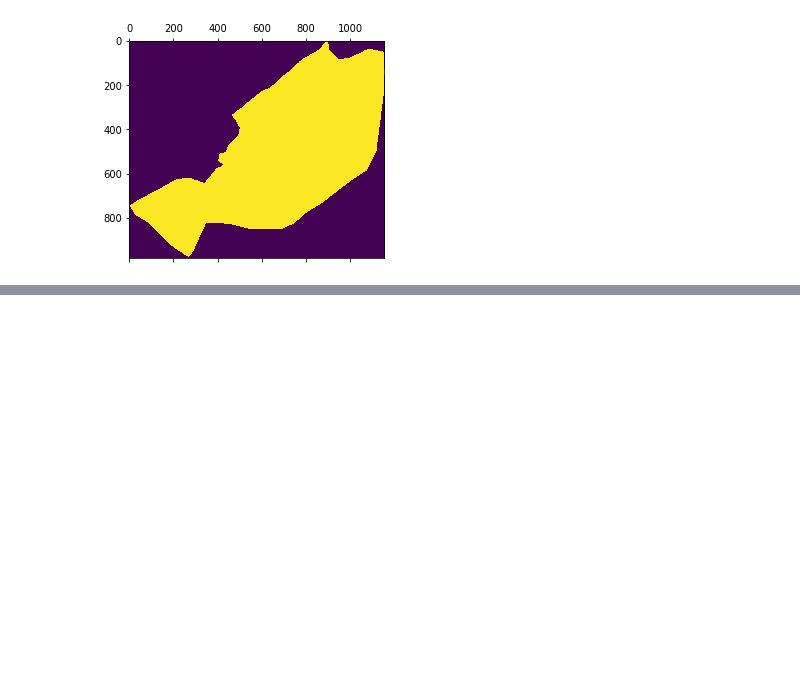
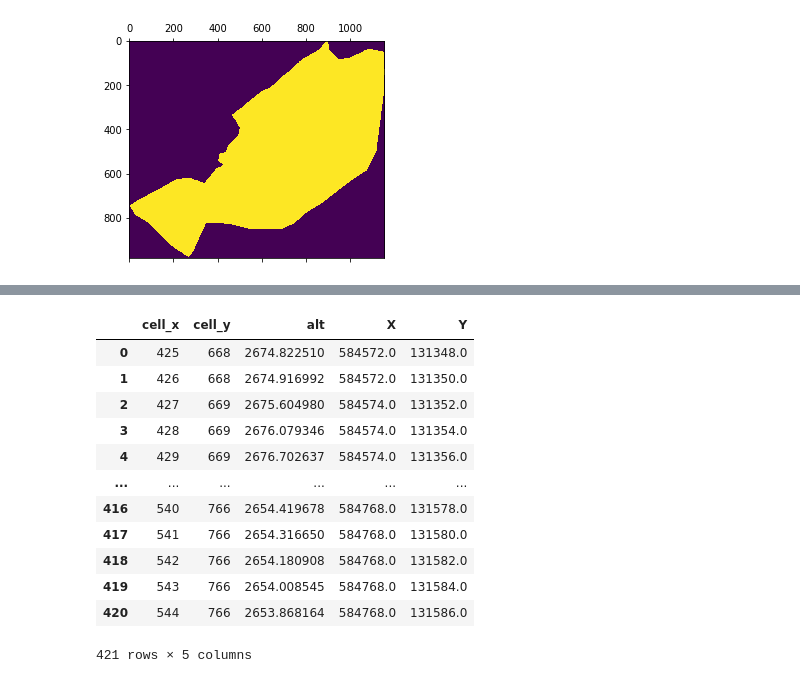
Before and after one commit to valDallalba/Tsanfleuron_geostatistical_baserock_estimation_paper, a Jupyter notebook: 03_synthetic_generation.ipynb, the cells around one changed output, grey strips where cells are left out. Saved outputs shown, nothing was run; the diff lists cells and outputs as text; code cells hidden in the pictures; blank space fills up the shorter version.

```diff
--- a/03_synthetic_generation.ipynb
+++ b/03_synthetic_generation.ipynb
@@ -102,31 +89,47 @@ plt.imshow(raster_cut, extent = box)
 # %%
-hard_data = []
+hard_data = pd.DataFrame()
 line = np.zeros([2,2])
 
-#for i in range(number_of_aquisition_lines)
+for i in range(number_of_aquisition_lines):
 
-top = [round(random()),round(random())]
-if top[0] == 1:  #Vertical start
-    line[:,0] = np.array([round(random()*(box[1]-box[0]) + box[0]),box[2]])#return a x value, defined a y
-else:
-    line[:,0] = np.array([box[0],round(random()*(box[3]-box[2]) + box[2])]) #return a x value, defined a y
+    top = [round(random()),round(random())]
+    if top[0] == 1:  #Vertical start
+        line[:,0] = np.array([round(random()*(box[1]-box[0]) + box[0]),box[2]])#return a x value, defined a y
+    else:
+        line[:,0] = np.array([box[0],round(random()*(box[3]-box[2]) + box[2])]) #return a x value, defined a y
 
-if top[1] == 1:
-    line[:,1] = np.array([round(random()*(box[1]-box[0]) + box[0]),box[3]]) #return a x value, defined a y
-else:
-    line[:,1] = np.array([box[1],round(random()*(box[3]-box[2]) + box[2])]) #return a x value, defined a y
+    if top[1] == 1:
+        line[:,1] = np.array([round(random()*(box[1]-box[0]) + box[0]),box[3]]) #return a x value, defined a y
+    else:
+        line[:,1] = np.array([box[1],round(random()*(box[3]-box[2]) + box[2])]) #return a x value, defined a y
 
-dx = np.max(np.diff(line))
+    dx = np.max(np.diff(line))
 
-x_pos = np.round(np.linspace(line[0,0],line[0,1],num =dx))
-y_pos = np.round(np.linspace(line[1,0],line[1,1],num =dx))
+    x_pos = np.round(np.linspace(line[0,0],line[0,1],num =dx))
+    y_pos = np.round(np.linspace(line[1,0],line[1,1],num =dx))
 
+    d = {'cell_x': x_pos, 'cell_y': y_pos}
+    pos_index = pd.DataFrame(d)
+    pos_index["cell_x"] = pos_index["cell_x"].astype(int)
+    pos_index["cell_y"] = pos_index["cell_y"].astype(int)
+    pos_index['alt'] = data_DEM.raster[pos_index["cell_y"],pos_index["cell_x"]]
+    pos_index['X'] = X_dem[pos_index["cell_y"],pos_index["cell_x"]]
+    pos_index['Y'] = Y_dem[pos_index["cell_y"],pos_index["cell_x"]]
 
-
-d = {'cell_x': x_pos, 'cell_y': y_pos}
-pos_index = pd.DataFrame(d)
-pos_index["cell_x"] = pos_index["cell_x"].astype(int)
-pos_index["cell_y"] = pos_index["cell_y"].astype(int)
-pos_index['alt'] = data_DEM.raster[pos_index["cell_y"],pos_index["cell_x"]]
+    hard_data = hard_data.append(pos_index, ignore_index = True)
+# %% [output]
+|  | cell_x | cell_y | alt | X | Y |
+| 0 | 425 | 668 | 2674.822510 | 584572.0 | 131348.0 |
+| 1 | 426 | 668 | 2674.916992 | 584572.0 | 131350.0 |
+| 2 | 427 | 669 | 2675.604980 | 584574.0 | 131352.0 |
+| 3 | 428 | 669 | 2676.079346 | 584574.0 | 131354.0 |
+| 4 | 429 | 669 | 2676.702637 | 584574.0 | 131356.0 |
+| ... | ... | ... | ... | ... | ... |
+| 416 | 540 | 766 | 2654.419678 | 584768.0 | 131578.0 |
+| 417 | 541 | 766 | 2654.316650 | 584768.0 | 131580.0 |
+| 418 | 542 | 766 | 2654.180908 | 584768.0 | 131582.0 |
+| 419 | 543 | 766 | 2654.008545 | 584768.0 | 131584.0 |
+| 420 | 544 | 766 | 2653.868164 | 584768.0 | 131586.0 |
+421 rows × 5 columns
 # %%
 fig, (ax1, ax2) = plt.subplots(1, 2)
```
Also changed, not shown: parts of 13 cells of this notebook.
